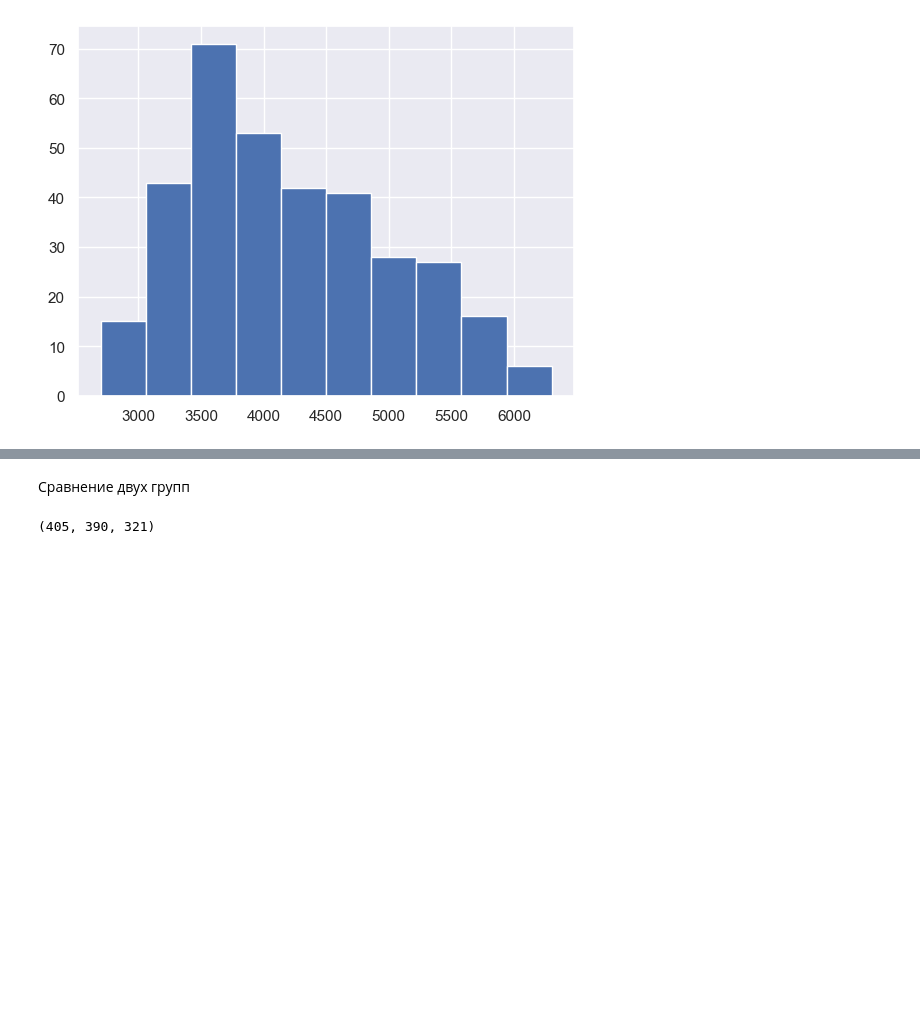
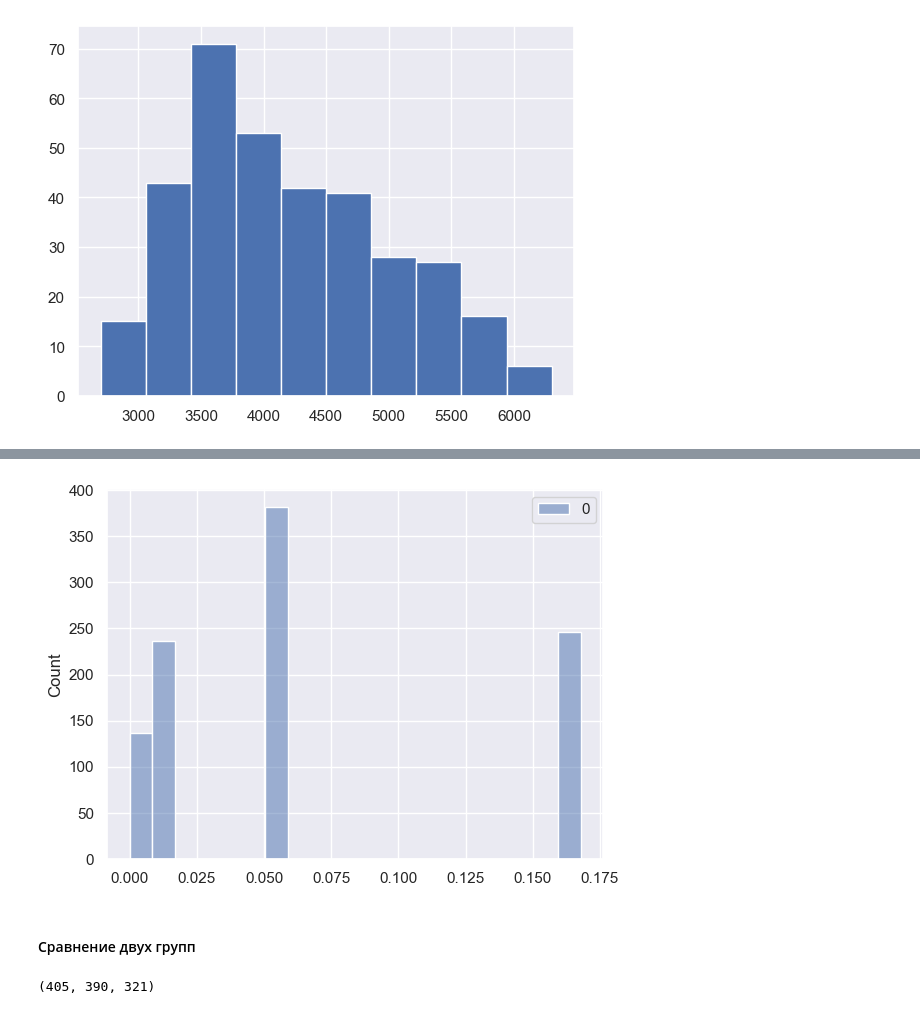
Before and after one commit to gbrs/ipython_notebook_probes, a Jupyter notebook: Probe.ipynb, the cells around one changed output, grey strips where cells are left out. Saved outputs shown, nothing was run; the diff lists cells and outputs as text; code cells hidden in the pictures; blank space fills up the shorter version.

```diff
--- a/Probe.ipynb
+++ b/Probe.ipynb
@@ -1065,2 +1057,12 @@ df.body_mass_g.hist();
+# %%
+# о сущности теста Колмогорова-Cмирнова я явно не догадываюсь
+N = 1000
+p_values = pd.DataFrame([0] * N)
+for i in range(N):
+    p_values.iloc[i] = sps.ks_2samp(bmg.sample(10), [bmg.mean()] * 10)[1]
+    # print(p_values)
+sns.histplot(p_values, bins=20);
+# %% [output]
+[figure, added]
 # %% [markdown]
-Сравнение двух групп
+#### Сравнение двух групп
```
Also changed, not shown: parts of 28 cells of this notebook.
